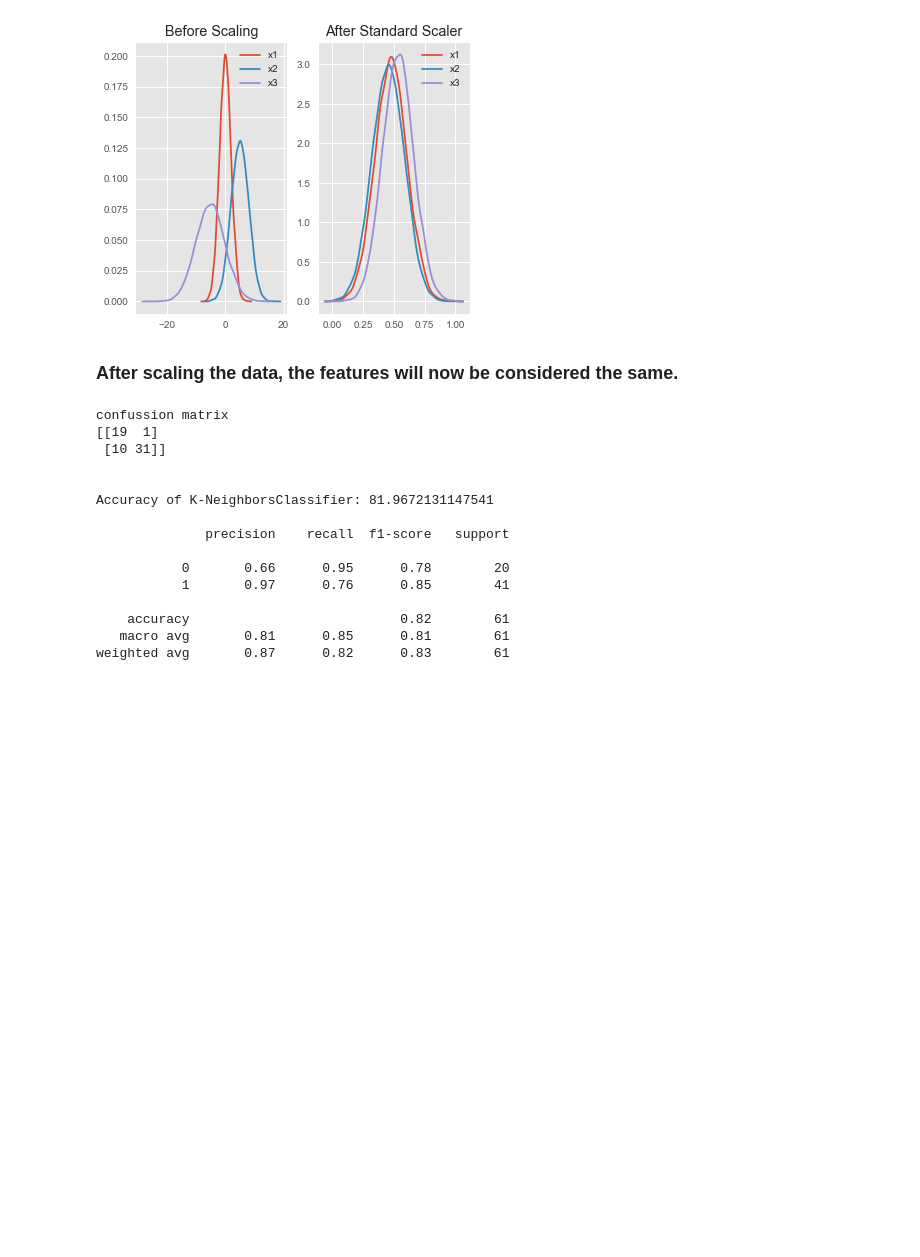
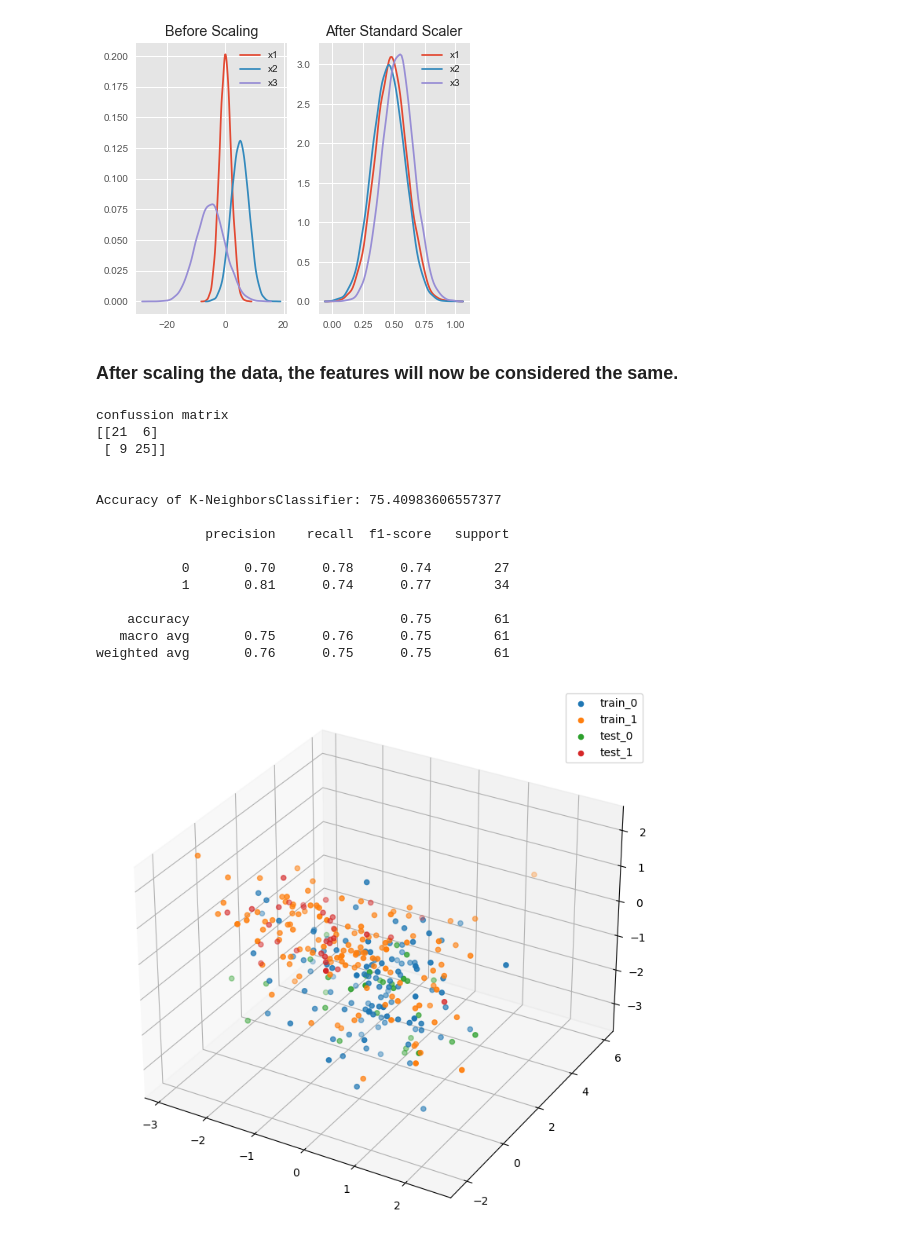
Before and after one commit to monkeygobah/code_grand_rounds, a Jupyter notebook: module_4_Advanced_Data_Science/KNN/DS_knn.ipynb, the cells around one changed output. Drawn from its saved outputs; the diff is of its cells as text; code cells hidden in the pictures; blank space fills up the shorter version.

```diff
--- a/module_4_Advanced_Data_Science/KNN/DS_knn.ipynb
+++ b/module_4_Advanced_Data_Science/KNN/DS_knn.ipynb
@@ -134,2 +131,6 @@ X_train, X_test, y_train, y_test = train_test_split(feats, y, test_size=0.20)
+# %%
+y = df["target"]
+basic = df[["age", 'chol', 'thalach']]
+X_train, X_test, y_train, y_test = train_test_split(basic, y, test_size=0.20, random_state=0)
 # %% [markdown]
 ### Let's check to see if the split was done evenly. If by chance one case is significantly more represented, we can re-split the data by running it again.
@@ -190,17 +192,29 @@ print("Accuracy of K-NeighborsClassifier:",knn_acc_score*100,'\n')
 print(classification_report(y_test,knn_predicted))
 # %% [output]
 confussion matrix
-[[19  1]
- [10 31]]
+[[21  6]
+ [ 9 25]]
 
 
-Accuracy of K-NeighborsClassifier: 81.9672131147541
+Accuracy of K-NeighborsClassifier: 75.40983606557377
 
               precision    recall  f1-score   support
 
-           0       0.66      0.95      0.78        20
-           1       0.97      0.76      0.85        41
+           0       0.70      0.78      0.74        27
+           1       0.81      0.74      0.77        34
 
-    accuracy                           0.82        61
-   macro avg       0.81      0.85      0.81        61
-weighted avg       0.87      0.82      0.83        61
+    accuracy                           0.75        61
+   macro avg       0.75      0.76      0.75        61
+weighted avg       0.76      0.75      0.75        61
+# %%
+fig = plt.figure(figsize=(12, 9))
+ax = fig.add_subplot(projection='3d')
+
+ax.scatter(X_train[y_train==0][:,0], X_train[y_train==0][:,1], X_train[y_train==0][:,2])
+ax.scatter(X_train[y_train==1][:,0], X_train[y_train==1][:,1], X_train[y_train==1][:,2])
+ax.scatter(X_test[knn_predicted==0][:,0], X_test[knn_predicted==0][:,1], X_test[knn_predicted==0][:,2])
+ax.scatter(X_test[knn_predicted==1][:,0], X_test[knn_predicted==1][:,1], X_test[knn_predicted==1][:,2])
+plt.legend(["train_0" , "train_1", "test_0", "test_1"])
+plt.show()
+# %% [output]
+[figure, added]
```
Also changed, not shown: parts of 12 cells of this notebook.
